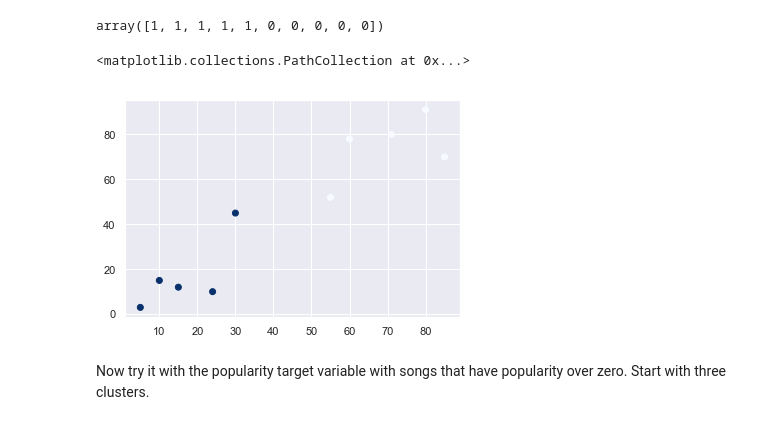
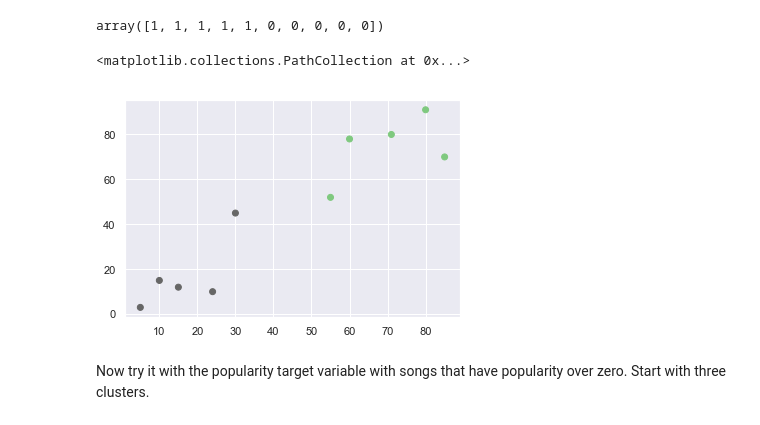
Before and after one commit to twillstw/Springboard-Projects, a Jupyter notebook: Scratchpad.ipynb, the cells around one changed output. Drawn from its saved outputs; the diff is of its cells as text; code cells hidden in the pictures.

```diff
--- a/Scratchpad.ipynb
+++ b/Scratchpad.ipynb
@@ -314,10 +506,10 @@ kmeans.labels_
 # %% [output]
 array([1, 1, 1, 1, 1, 0, 0, 0, 0, 0])
 # %%
-plt.scatter(X[:,0], X[:,1], c=kmeans.labels_, cmap='Blues')
+plt.scatter(X[:,0], X[:,1], c=kmeans.labels_, cmap='Accent')
 # %% [output]
 <matplotlib.collections.PathCollection at 0x...>
-[figure, old version]
+[figure, new version]
 # %% [markdown]
 Now try it with the popularity target variable with songs that have popularity over zero. Start with three clusters.
 # %%
```
Also changed, not shown: parts of 28 cells of this notebook.
